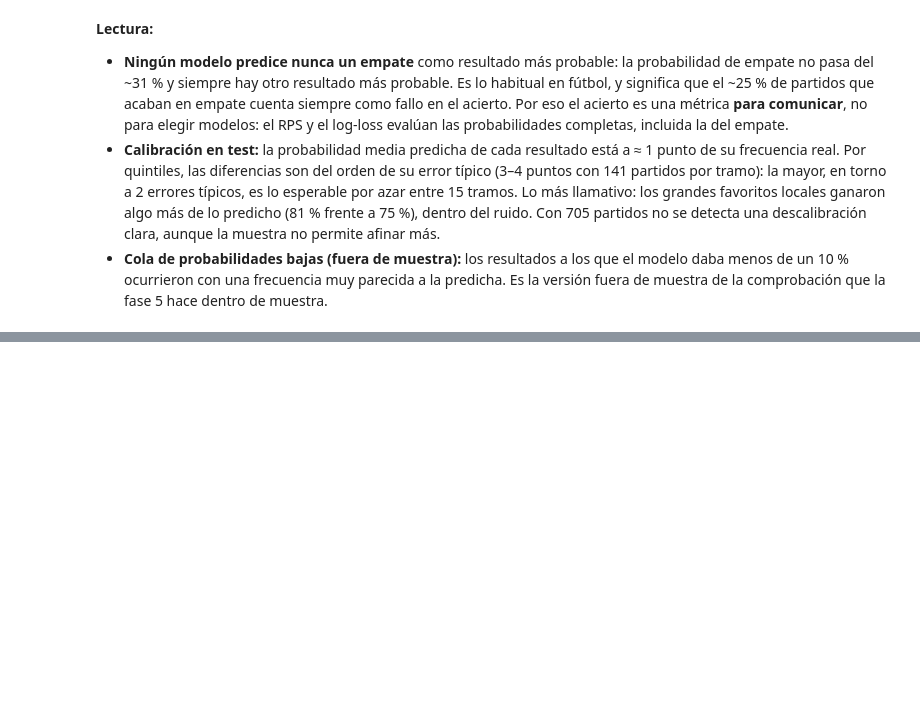
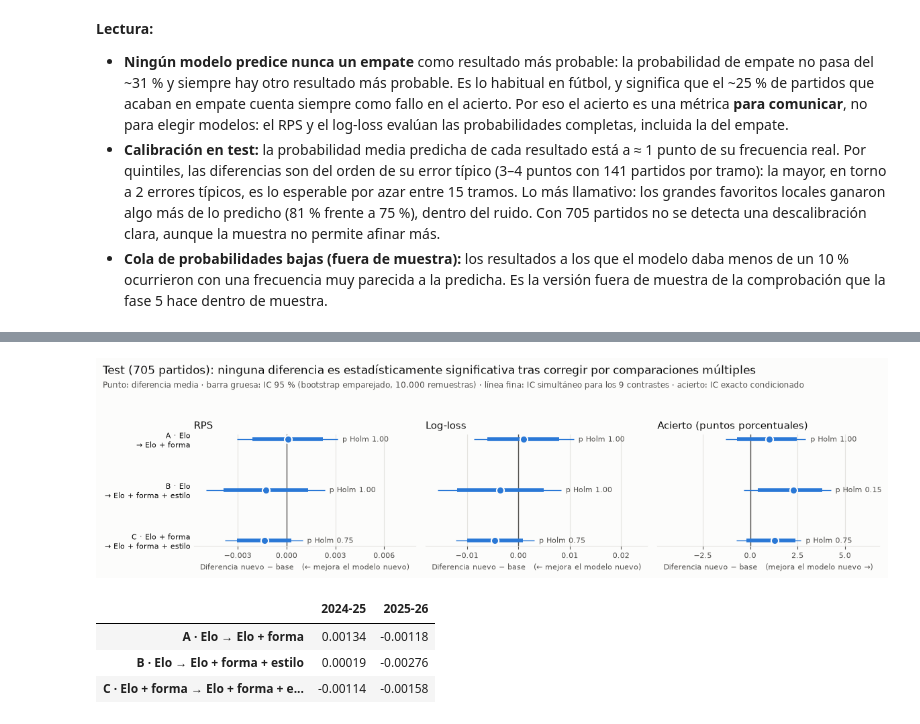
Before and after one commit to vtinezdev/laliga-analisis, a Jupyter notebook: notebooks/04_modelo.ipynb, the cells around one changed output, grey strips where cells are left out. Cells and saved outputs as stored; diff of their text form; code cells hidden in the pictures; blank space fills up the shorter version.

Commit message:
Add statistical model comparison

```diff
--- a/notebooks/04_modelo.ipynb
+++ b/notebooks/04_modelo.ipynb
@@ -1129,0 +1329,50 @@ ocurrio = np.stack([elegido.resultado == r for r in ORDEN_RES], axis=1).astype(f
+# %%
+TITULOS = {"RPS": ("RPS", "← mejora el modelo nuevo"), "log_loss": ("Log-loss", "← mejora el modelo nuevo"),
+           "acierto": ("Acierto (puntos porcentuales)", "mejora el modelo nuevo →")}
+fig, axes = plt.subplots(1, 3, figsize=(12, 3.3), facecolor=FONDO, sharey=True)
+posiciones = np.arange(len(COMPARACIONES_TEST))[::-1]
+for ax, (metrica, (titulo, sentido)) in zip(axes, TITULOS.items()):
+    d = comparacion_test[comparacion_test.metrica == metrica]
+    escala = 100 if metrica == "acierto" else 1
+    ax.axvline(0, color=TINTA_2, linewidth=1)
+    ax.hlines(posiciones, escala * d.ic_simultaneo_inferior, escala * d.ic_simultaneo_superior, color=SERIE, linewidth=1)
+    ax.hlines(posiciones, escala * d.ic95_inferior, escala * d.ic95_superior, color=SERIE, linewidth=4)
+    ax.plot(escala * d.diferencia, posiciones, "o", color=SERIE, markersize=8, markeredgecolor=FONDO, markeredgewidth=1.5)
+    for y_pos, f in zip(posiciones, d.itertuples()):
+        ax.annotate(f"p Holm {f.p_holm:.2f}", (escala * f.ic_simultaneo_superior, y_pos), xytext=(5, 0),
+                    textcoords="offset points", va="center", fontsize=8, color=TINTA_2)
+    ancho = escala * max(d.ic_simultaneo_inferior.abs().max(), d.ic_simultaneo_superior.abs().max())
+    ax.set_xlim(-1.15 * ancho, 1.6 * ancho)
+    ax.set_title(titulo, loc="left", fontsize=11, color=TINTA)
+    ax.set_xlabel(f"Diferencia nuevo − base   ({sentido})", color=TINTA_2, fontsize=8)
+    ax.set_facecolor(FONDO)
+    ax.grid(axis="x", color=REJILLA, linewidth=0.8)
+    ax.set_axisbelow(True)
+    ax.xaxis.set_major_locator(plt.MaxNLocator(5))
+    ax.tick_params(colors=TINTA_2, labelsize=8)
+    ax.tick_params(axis="y", length=0)
+    for lado in ("top", "right", "left"):
+        ax.spines[lado].set_visible(False)
+    ax.spines["bottom"].set_color(REJILLA)
+axes[0].set_yticks(posiciones, [c[2].replace(" → ", "\n→ ") for c in COMPARACIONES_TEST], fontsize=8, color=TINTA)
+hay_evidencia = (comparacion_test.p_holm < 0.05).any()
+fig.suptitle("Test (705 partidos): " + ("alguna diferencia es significativa tras corregir por comparaciones múltiples" if hay_evidencia
+             else "ninguna diferencia es estadísticamente significativa tras corregir por comparaciones múltiples"),
+             x=0.01, ha="left", fontsize=12, color=TINTA)
+fig.text(0.01, 0.875, "Punto: diferencia media · barra gruesa: IC 95 % (bootstrap emparejado, 10.000 remuestras) · "
+         "línea fina: IC simultáneo para los 9 contrastes · acierto: IC exacto condicionado", fontsize=8.5, color=TINTA_2)
+fig.tight_layout(rect=(0, 0, 1, 0.87))
+fig.savefig(FIGURES / "04_comparacion_estadistica.png", dpi=150, facecolor=FONDO)
+plt.show()
+# %% [output]
+[figure, added]
+# %%
+# Por temporada de test (descriptivo: ¿va la diferencia de RPS en el mismo sentido en las dos temporadas?)
+temporada_de = test_eval.set_index("id_partido").loc[perdidas["Solo Elo"].index, "temporada"].to_numpy()
+pd.DataFrame({etiqueta: pd.Series((perdidas[nuevo].RPS - perdidas[base].RPS).to_numpy()).groupby(temporada_de).mean()
+              for base, nuevo, etiqueta in COMPARACIONES_TEST}).T.round(5)
+# %% [output]
+|  | 2024-25 | 2025-26 |
+| A · Elo → Elo + forma | 0.00134 | -0.00118 |
+| B · Elo → Elo + forma + estilo | 0.00019 | -0.00276 |
+| C · Elo + forma → Elo + forma + e... | -0.00114 | -0.00158 |
```
Also changed, not shown: parts of 14 cells of this notebook, 6 other files.
